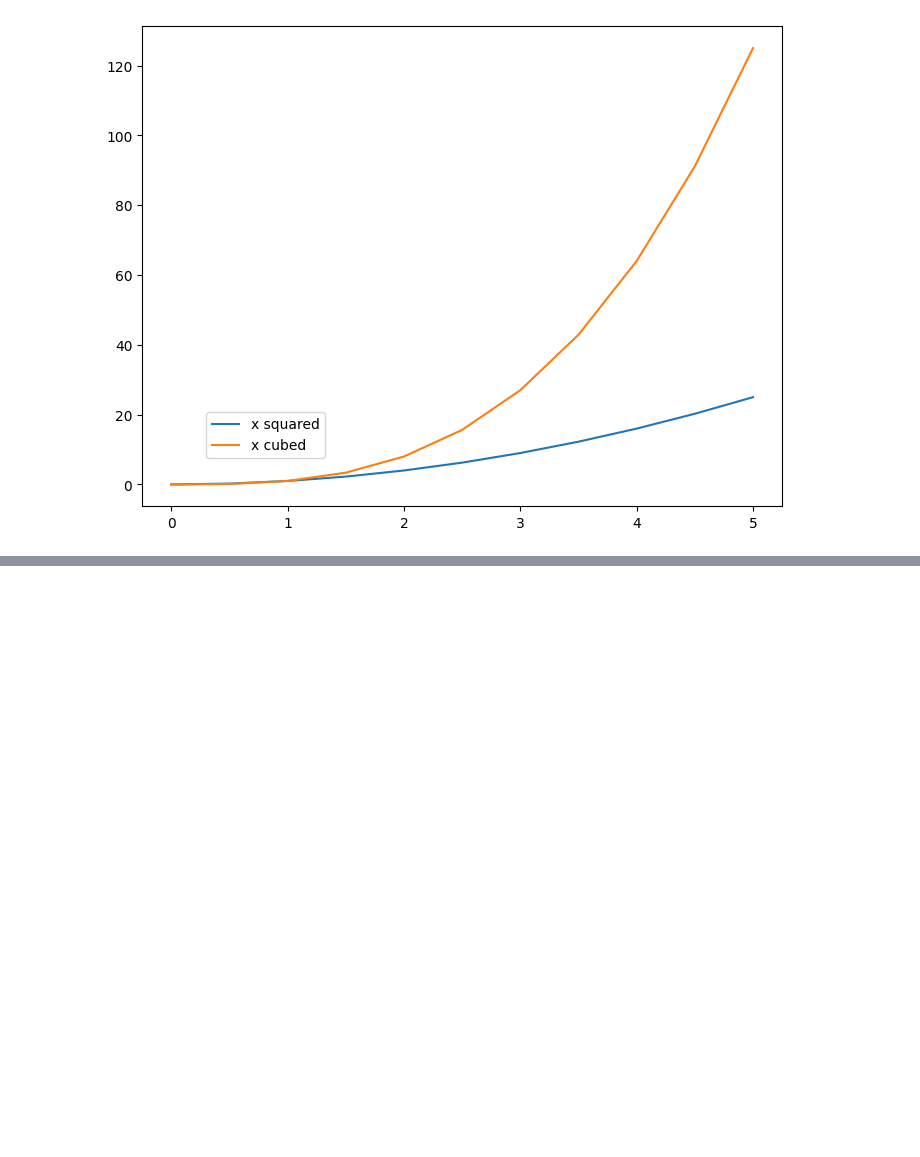
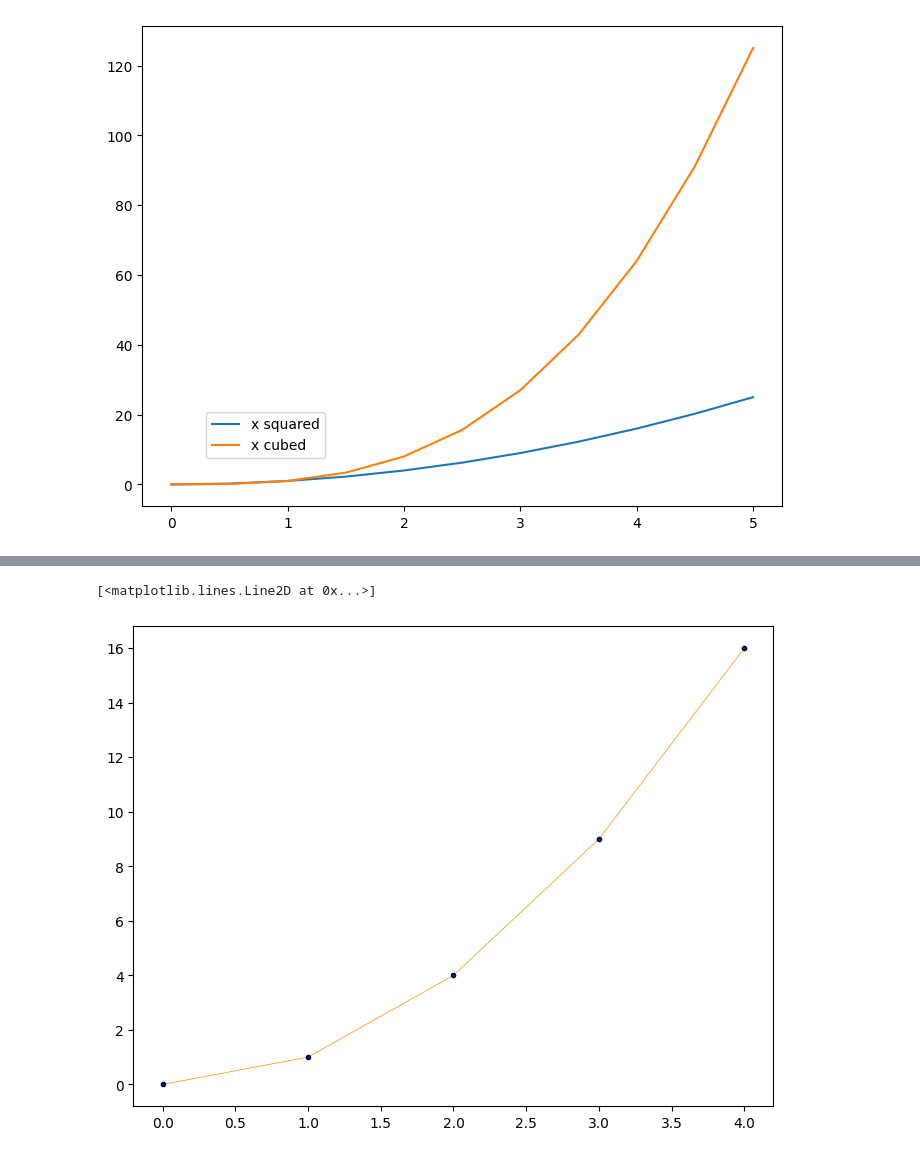
Before and after one commit to Ruhi1010/machine_learning, a Jupyter notebook: ml_library_basics/matplotlib_basic.ipynb, the cells around one changed output, grey strips where cells are left out. Cells and saved outputs as stored; diff of their text form; code cells hidden in the pictures; blank space fills up the shorter version.

```diff
--- a/ml_library_basics/matplotlib_basic.ipynb
+++ b/ml_library_basics/matplotlib_basic.ipynb
@@ -131,0 +163,9 @@ ax.legend(loc=(0.1,0.1))  # loc can be a string or a tuple
+# %%
+fig = plt.figure()
+
+ax = fig.add_axes([0,0,1,1])
+
+ax.plot(x, y, color='#FF8C00', lw = 0.5, ls = '-', marker = 'o', markersize = 3, markerfacecolor='blue',markeredgecolor = 'black')
+# %% [output]
+[<matplotlib.lines.Line2D at 0x...>]
+[figure, added]
```
Also changed, not shown: parts of 28 cells of this notebook, 4 other files.
